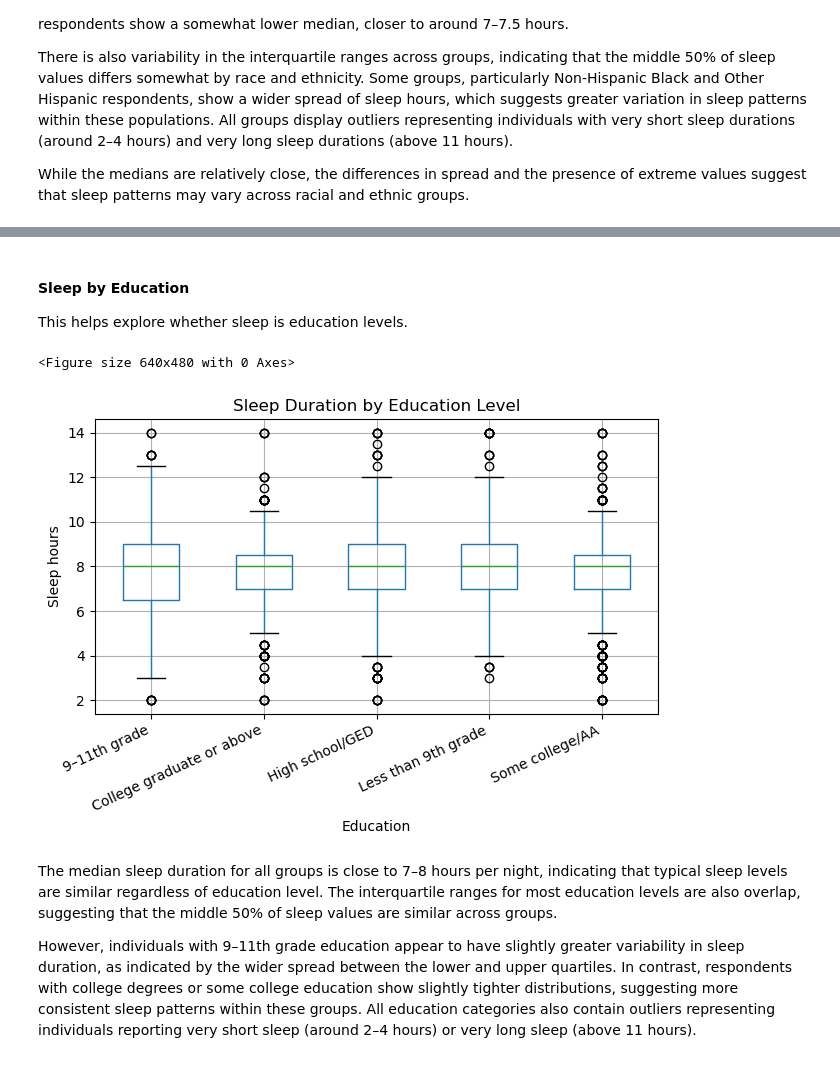
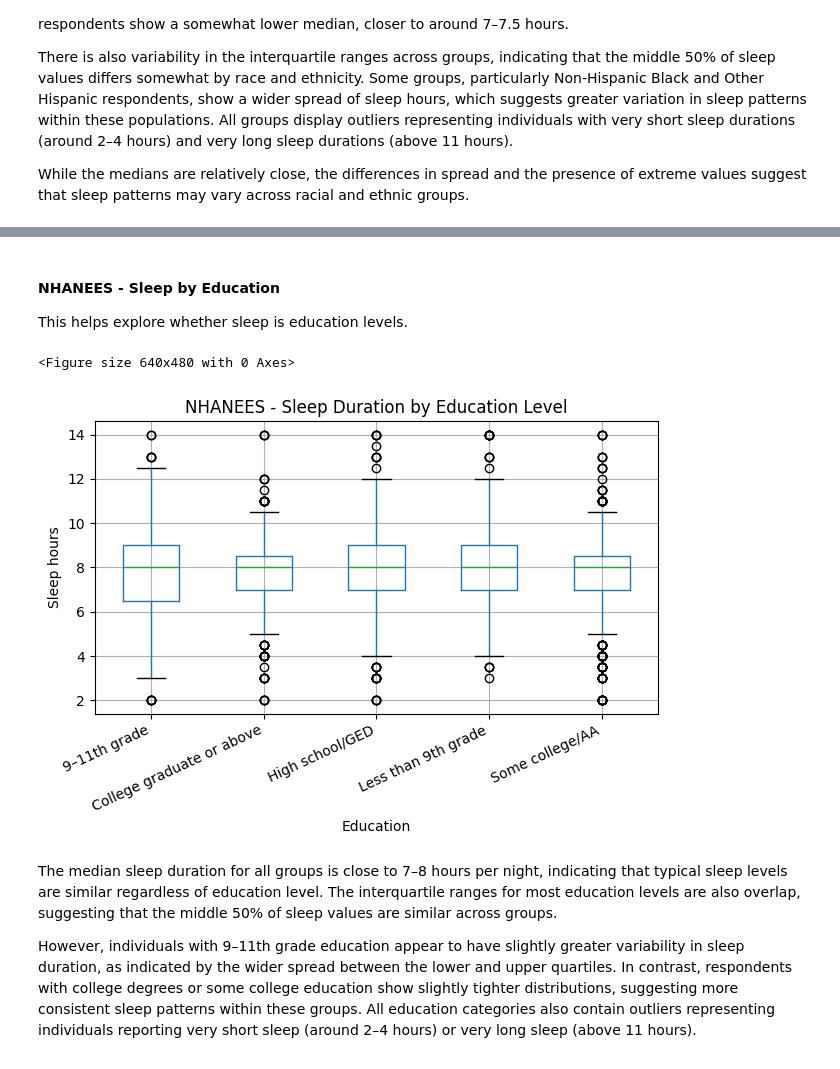
Before and after one commit to COGS108/Group150_WI26, a Jupyter notebook: 02-EDACheckpoint.ipynb, the cells around one changed output, grey strips where cells are left out. Cells and saved outputs as stored; diff of their text form; code cells hidden in the pictures.

```diff
--- a/02-EDACheckpoint.ipynb
+++ b/02-EDACheckpoint.ipynb
@@ -811,19 +820,19 @@ While the medians are relatively close, the differences in spread and the presen
 # %% [markdown]
-#### Sleep by Education
+#### NHANEES - Sleep by Education
 This helps explore whether sleep is education levels.
 # %%
 plt.figure()
 df1.boxplot(column="sleep_hours", by="education")
-plt.title("Sleep Duration by Education Level")
+plt.title("NHANEES - Sleep Duration by Education Level")
 plt.suptitle("")
 plt.xlabel("Education")
 plt.ylabel("Sleep hours")
 plt.xticks(rotation=25, ha="right")
 plt.tight_layout()
 plt.show()
 # %% [output]
 <Figure size 640x480 with 0 Axes>
-[figure, old version]
+[figure, new version]
 # %% [markdown]
 The median sleep duration for all groups is close to 7–8 hours per night, indicating that typical sleep levels are similar regardless of education level. The interquartile ranges for most education levels are also overlap, suggesting that the middle 50% of sleep values are similar across groups.
 
```
Also changed, not shown: parts of 67 cells of this notebook, 17 other files.
